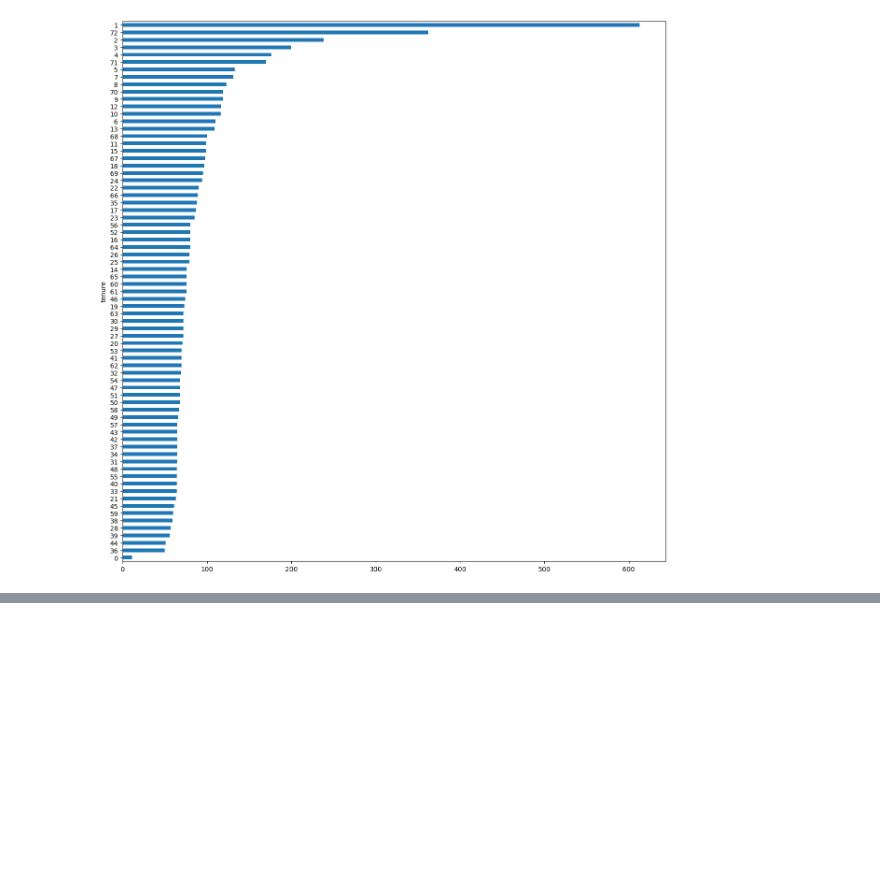
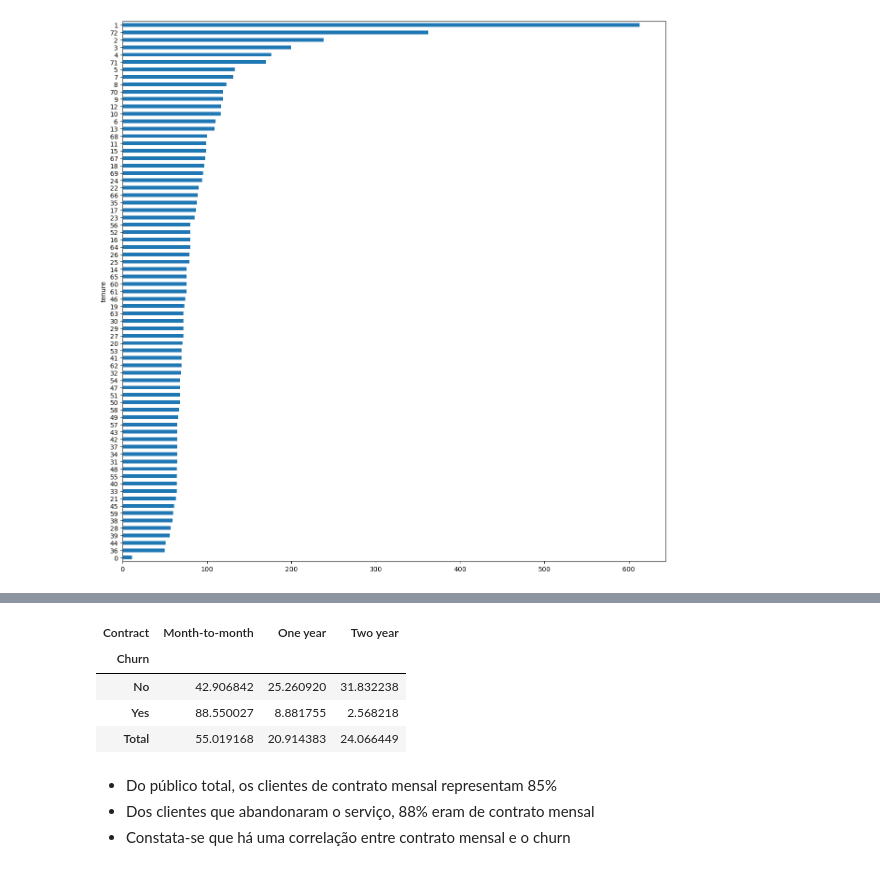
Before and after one commit to leandroclv/Analise_Dados_Python_Panda, a Jupyter notebook: analise_exploratoria dos dados/preparando_os_dados.ipynb, the cells around one changed output, grey strips where cells are left out. Drawn from its saved outputs; the diff is of its cells as text; code cells hidden in the pictures; blank space fills up the shorter version.

```diff
--- a/analise_exploratoria dos dados/preparando_os_dados.ipynb
+++ b/analise_exploratoria dos dados/preparando_os_dados.ipynb
@@ -697,0 +724,12 @@ df_churn.groupby(['tenure'])['tenure'].count().sort_values().plot.barh(figsize=(
+# %%
+pd.crosstab(df_churn['Churn'], df_churn['Contract'], normalize='index', margins=True, margins_name='Total') * 100
+# %% [output]
+| Contract | Month-to-month | One year | Two year |
+| Churn |  |  |  |
+| No | 42.906842 | 25.260920 | 31.832238 |
+| Yes | 88.550027 | 8.881755 | 2.568218 |
+| Total | 55.019168 | 20.914383 | 24.066449 |
+# %% [markdown]
+- Do público total, os clientes de contrato mensal representam 85%
+- Dos clientes que abandonaram o serviço, 88% eram de contrato mensal
+- Constata-se que há uma correlação entre contrato mensal e o churn
```
Also changed, not shown: parts of 4 cells of this notebook.
